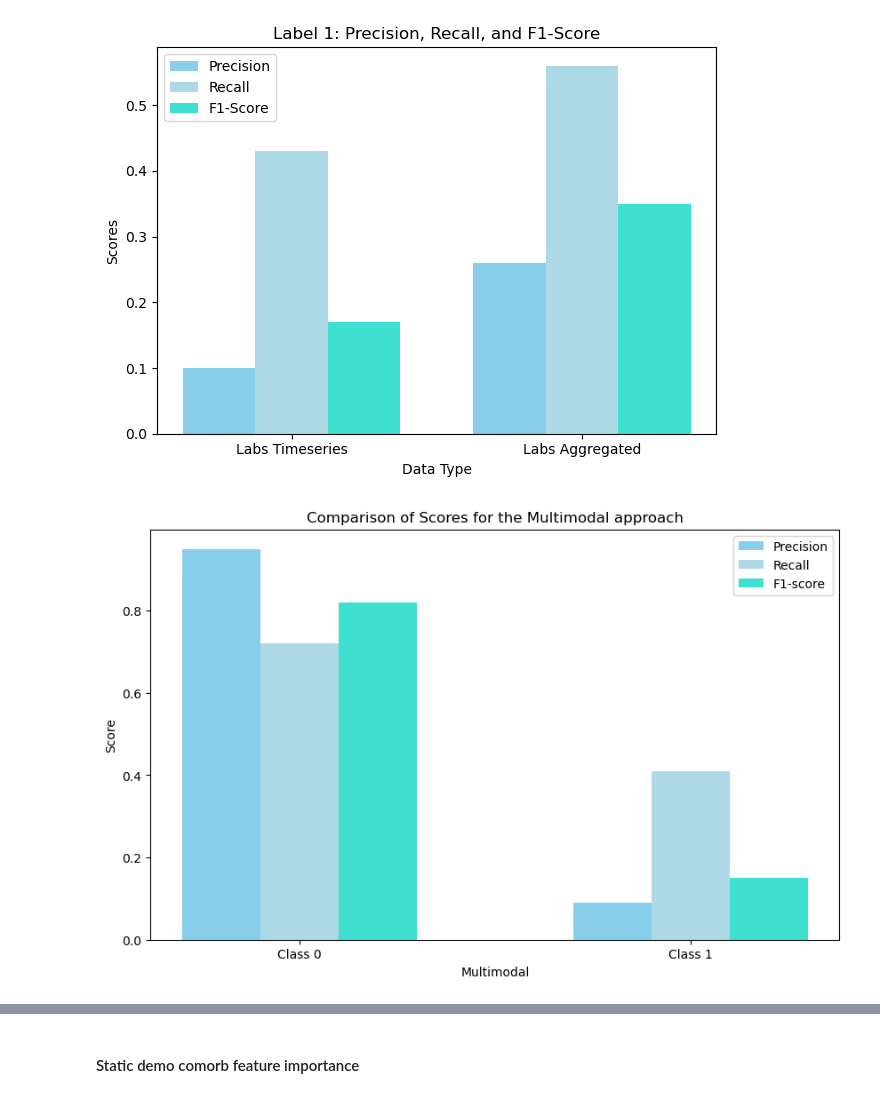
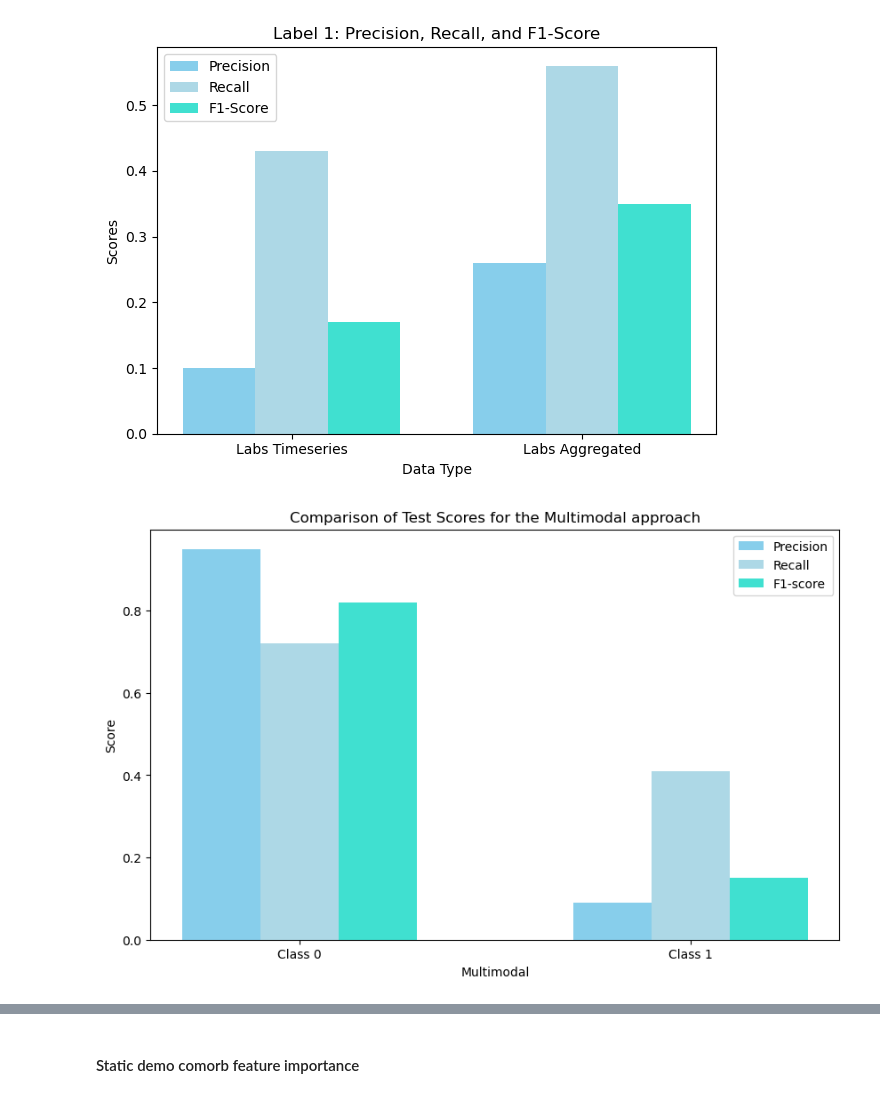
Before and after one commit to navikannur/CKD_Multimodal_Thesis, a Jupyter notebook: Multimodal_refined_plot.ipynb, the cells around one changed output, grey strips where cells are left out. Cells and saved outputs as stored; diff of their text form; code cells hidden in the pictures.

```diff
--- a/Multimodal_refined_plot.ipynb
+++ b/Multimodal_refined_plot.ipynb
@@ -2919,28 +2919,28 @@ plt.show()
 # %%
 # Define the precision, recall, and F1-score values for each model
 default_precision = [0.95, 0.09]
 default_recall = [0.72, 0.41]
 default_f1_score = [0.82, 0.15]
 
 
 # Set the x-axis positions for the bars
 x = np.arange(2)
 
 # Set the width of each bar
 bar_width = 0.2
 
 # Plot the bar plots
 plt.figure(figsize=(10, 6))
 plt.bar(x, default_precision, width=bar_width, label='Precision', color='skyblue')
 plt.bar(x + bar_width, default_recall, width=bar_width, label='Recall', color='lightblue')
 plt.bar(x + 2 * bar_width, default_f1_score, width=bar_width, label='F1-score', color='turquoise')
 
 # Set the x-axis labels and title
 plt.xticks(x + bar_width, ['Class 0', 'Class 1'])
 plt.xlabel('Multimodal')
 plt.ylabel('Score')
-plt.title('Comparison of Scores for the Multimodal approach')
+plt.title('Comparison of Test Scores for the Multimodal approach')
 plt.legend()
 plt.show()
 # %% [output]
-[figure, old version]
+[figure, new version]
```
Also changed, not shown: parts of 6 cells of this notebook.
